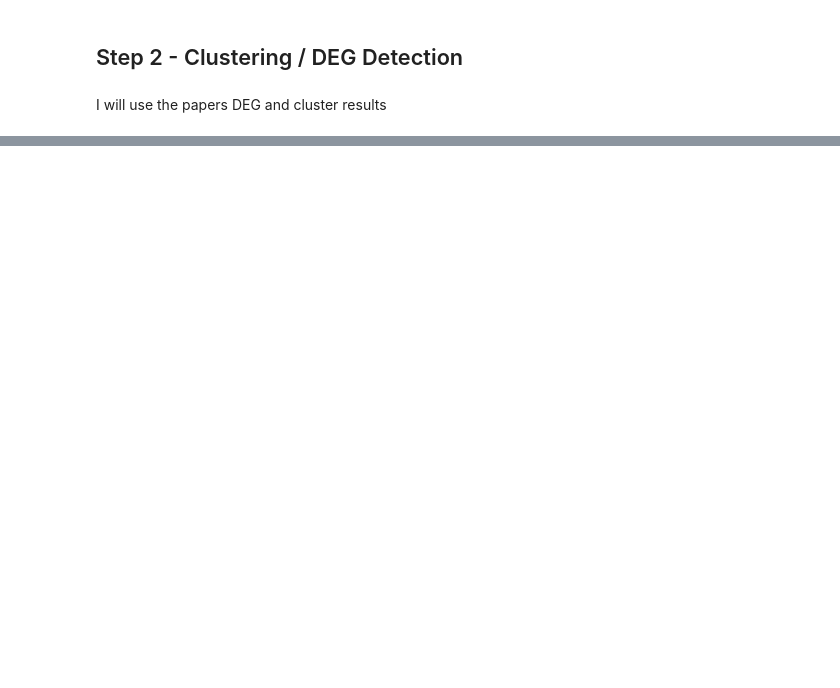
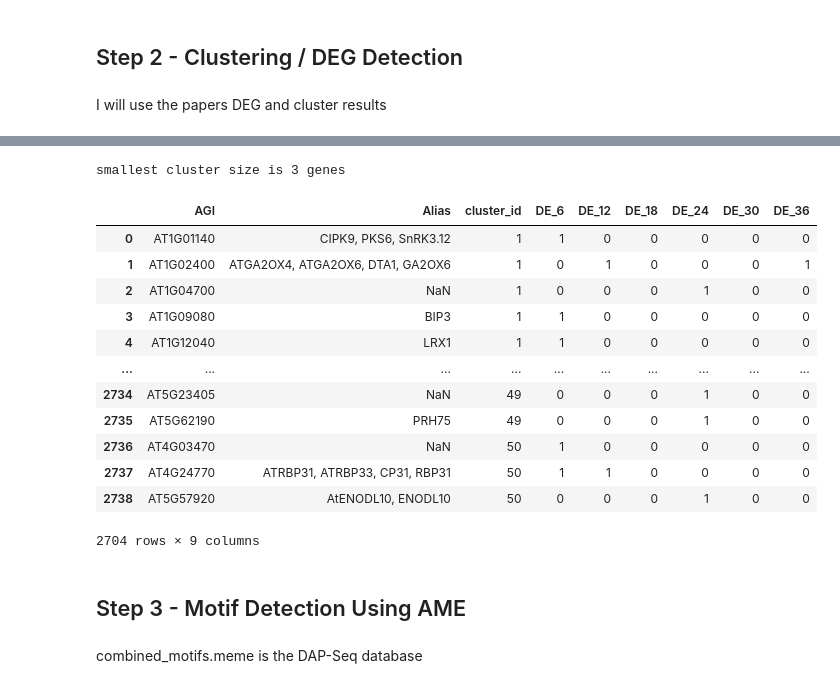
Before and after one commit to teegman123/ECE759_Project, a Jupyter notebook: Motif_detection.ipynb, the cells around one changed output, grey strips where cells are left out. Drawn from its saved outputs; the diff is of its cells as text; code cells hidden in the pictures; blank space fills up the shorter version.

Commit message:
finished AME runs, next step is format and upload the results

```diff
--- a/Motif_detection.ipynb
+++ b/Motif_detection.ipynb
@@ -248,3 +245,4 @@ len(notmissing)
 # %%
 missing_DEGs = set(missing).intersection(set(DEGs_pr['AGI']))
-missing_DEGs
+missing_DEGs = pd.Series(list(missing_DEGs))
+missing_DEGs.to_csv(os.path.join(data_path, 'Araport11_2016_missingDEGs.txt'), index=False, header=False)
@@ -307,0 +253,24 @@ ModuleNotFoundError: No module named 'DP_GP_cluster'
+# %%
+DEGs_included = DEGs_pr[~DEGs_pr['AGI'].isin(missing_DEGs)]
+cluster_sizes = DEGs_included['cluster_id'].value_counts()
+print('smallest cluster size is', cluster_sizes.min(), 'genes')
+DEGs_included
+# %% [output]
+smallest cluster size is 3 genes
+|  | AGI | Alias | cluster_id | DE_6 | DE_12 | DE_18 | DE_24 | DE_30 | DE_36 |
+| 0 | AT1G01140 | CIPK9, PKS6, SnRK3.12 | 1 | 1 | 0 | 0 | 0 | 0 | 0 |
+| 1 | AT1G02400 | ATGA2OX4, ATGA2OX6, DTA1, GA2OX6 | 1 | 0 | 1 | 0 | 0 | 0 | 1 |
+| 2 | AT1G04700 | NaN | 1 | 0 | 0 | 0 | 1 | 0 | 0 |
+| 3 | AT1G09080 | BIP3 | 1 | 1 | 0 | 0 | 0 | 0 | 0 |
+| 4 | AT1G12040 | LRX1 | 1 | 1 | 0 | 0 | 0 | 0 | 0 |
+| ... | ... | ... | ... | ... | ... | ... | ... | ... | ... |
+| 2734 | AT5G23405 | NaN | 49 | 0 | 0 | 0 | 1 | 0 | 0 |
+| 2735 | AT5G62190 | PRH75 | 49 | 0 | 0 | 0 | 1 | 0 | 0 |
+| 2736 | AT4G03470 | NaN | 50 | 1 | 0 | 0 | 0 | 0 | 0 |
+| 2737 | AT4G24770 | ATRBP31, ATRBP33, CP31, RBP31 | 50 | 1 | 1 | 0 | 0 | 0 | 0 |
+| 2738 | AT5G57920 | AtENODL10, ENODL10 | 50 | 0 | 0 | 0 | 1 | 0 | 0 |
+2704 rows × 9 columns
+# %% [markdown]
+## Step 3 - Motif Detection Using AME
+# %% [markdown]
+combined_motifs.meme is the DAP-Seq database
```
Also changed, not shown: parts of 14 cells of this notebook, 1 other file.
